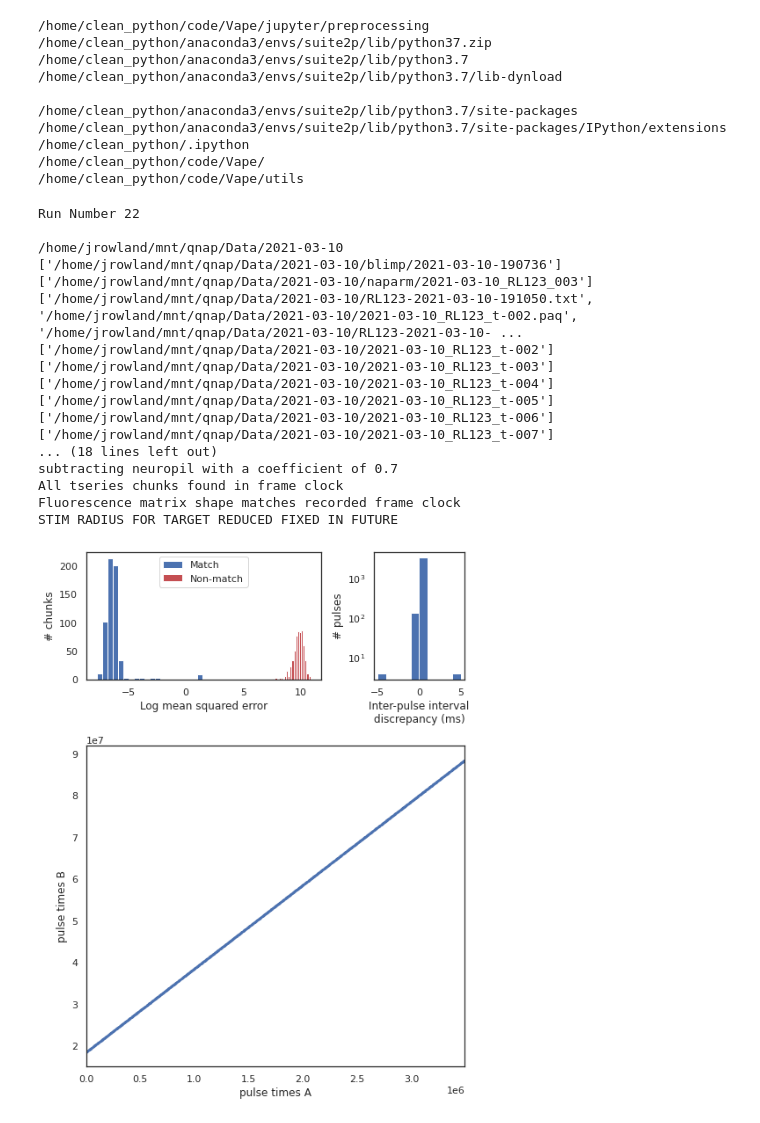
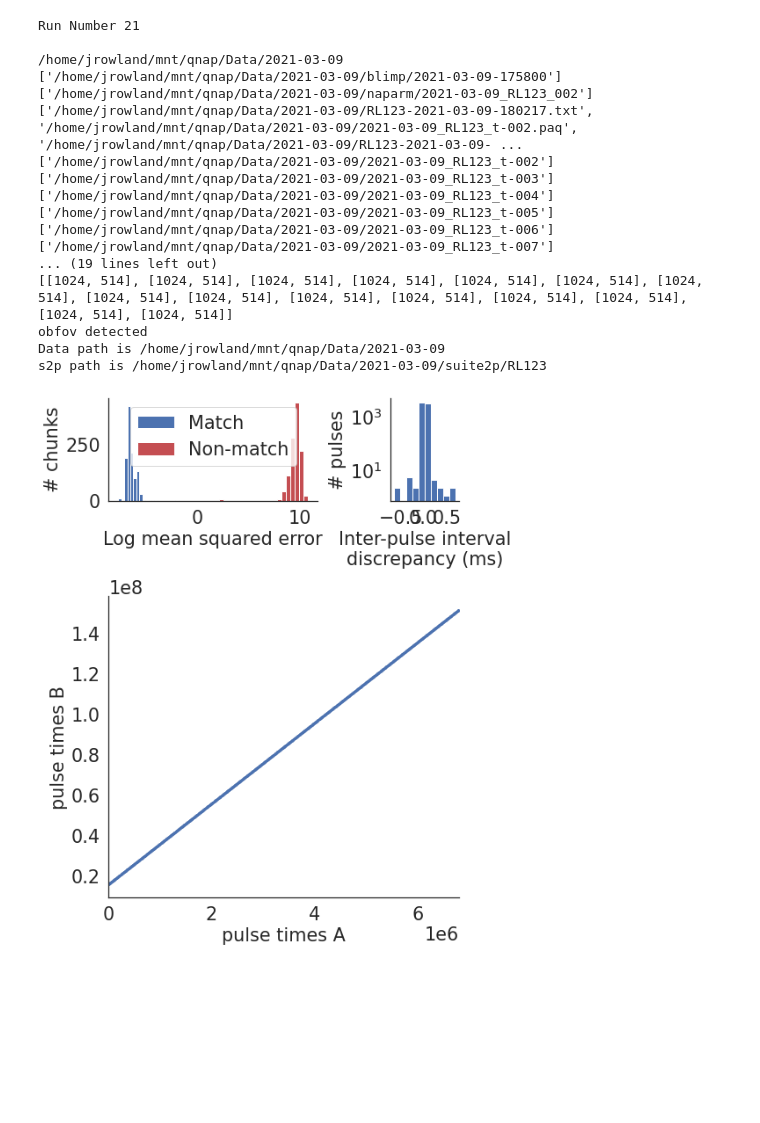
Before and after one commit to Packer-Lab/Vape, a Jupyter notebook: jupyter/preprocessing/cacher_RL123.ipynb, the cells around one changed output. Saved outputs shown, nothing was run; the diff lists cells and outputs as text; code cells hidden in the pictures; blank space fills up the shorter version.

```diff
--- a/jupyter/preprocessing/cacher_RL123.ipynb
+++ b/jupyter/preprocessing/cacher_RL123.ipynb
@@ -3,18 +6,3 @@
-# %%
-import sys
-for p in sys.path:
-    print(p)
-# %% [output]
-/home/clean_python/code/Vape/jupyter/preprocessing
-/home/clean_python/anaconda3/envs/suite2p/lib/python37.zip
-/home/clean_python/anaconda3/envs/suite2p/lib/python3.7
-/home/clean_python/anaconda3/envs/suite2p/lib/python3.7/lib-dynload
-
-/home/clean_python/anaconda3/envs/suite2p/lib/python3.7/site-packages
-/home/clean_python/anaconda3/envs/suite2p/lib/python3.7/site-packages/IPython/extensions
-/home/clean_python/.ipython
-/home/clean_python/code/Vape/
-/home/clean_python/code/Vape/utils
 # %%
 # notebook specific imports
 from utils import cacher
@@ -25,37 +13,37 @@ import time
 # %%
-pkl_path = os.path.join(path_to_vape, 'run_pkls')
+pkl_path = '/home/jrowland/mnt/qnap/run_pkls'
 if not os.path.exists(pkl_path):
     os.mkdir(pkl_path)
 # %%
 mouse_id = 'RL123'
 
-run_numbers = [22]
+run_numbers = [21]
 
 for run_number in run_numbers:
 
     cprint('\n\nRun Number {}\n'.format(run_number), attrs=['bold'])
 
     cacher.main(mouse_id, run_number, pkl_path,
-                reprocess=True, reload=True, do_s2p=False, do_flu_preprocess=True)
+                reprocess=True, reload=True, do_s2p=False, do_flu_preprocess=False)
 # %% [output]
-Run Number 22
+Run Number 21
 
-/home/jrowland/mnt/qnap/Data/2021-03-10
-['/home/jrowland/mnt/qnap/Data/2021-03-10/blimp/2021-03-10-190736']
-['/home/jrowland/mnt/qnap/Data/2021-03-10/naparm/2021-03-10_RL123_003']
-['/home/jrowland/mnt/qnap/Data/2021-03-10/RL123-2021-03-10-191050.txt', '/home/jrowland/mnt/qnap/Data/2021-03-10/2021-03-10_RL123_t-002.paq', '/home/jrowland/mnt/qnap/Data/2021-03-10/RL123-2021-03-10- ...
-['/home/jrowland/mnt/qnap/Data/2021-03-10/2021-03-10_RL123_t-002']
-['/home/jrowland/mnt/qnap/Data/2021-03-10/2021-03-10_RL123_t-003']
-['/home/jrowland/mnt/qnap/Data/2021-03-10/2021-03-10_RL123_t-004']
-['/home/jrowland/mnt/qnap/Data/2021-03-10/2021-03-10_RL123_t-005']
-['/home/jrowland/mnt/qnap/Data/2021-03-10/2021-03-10_RL123_t-006']
-['/home/jrowland/mnt/qnap/Data/2021-03-10/2021-03-10_RL123_t-007']
-... (18 lines left out)
-subtracting neuropil with a coefficient of 0.7
-All tseries chunks found in frame clock
-Fluorescence matrix shape matches recorded frame clock
-STIM RADIUS FOR TARGET REDUCED FIXED IN FUTURE
+/home/jrowland/mnt/qnap/Data/2021-03-09
+['/home/jrowland/mnt/qnap/Data/2021-03-09/blimp/2021-03-09-175800']
+['/home/jrowland/mnt/qnap/Data/2021-03-09/naparm/2021-03-09_RL123_002']
+['/home/jrowland/mnt/qnap/Data/2021-03-09/RL123-2021-03-09-180217.txt', '/home/jrowland/mnt/qnap/Data/2021-03-09/2021-03-09_RL123_t-002.paq', '/home/jrowland/mnt/qnap/Data/2021-03-09/RL123-2021-03-09- ...
+['/home/jrowland/mnt/qnap/Data/2021-03-09/2021-03-09_RL123_t-002']
+['/home/jrowland/mnt/qnap/Data/2021-03-09/2021-03-09_RL123_t-003']
+['/home/jrowland/mnt/qnap/Data/2021-03-09/2021-03-09_RL123_t-004']
+['/home/jrowland/mnt/qnap/Data/2021-03-09/2021-03-09_RL123_t-005']
+['/home/jrowland/mnt/qnap/Data/2021-03-09/2021-03-09_RL123_t-006']
+['/home/jrowland/mnt/qnap/Data/2021-03-09/2021-03-09_RL123_t-007']
+... (19 lines left out)
+[[1024, 514], [1024, 514], [1024, 514], [1024, 514], [1024, 514], [1024, 514], [1024, 514], [1024, 514], [1024, 514], [1024, 514], [1024, 514], [1024, 514], [1024, 514], [1024, 514], [1024, 514]]
+obfov detected
+Data path is /home/jrowland/mnt/qnap/Data/2021-03-09
+s2p path is /home/jrowland/mnt/qnap/Data/2021-03-09/suite2p/RL123
-[figure, old version]
+[figure, new version]
 # %%
 ## I used the below to figure out and debug the s1/s2 border code
 # %%
```
Also changed, not shown: parts of 6 cells of this notebook, 6 other files.
